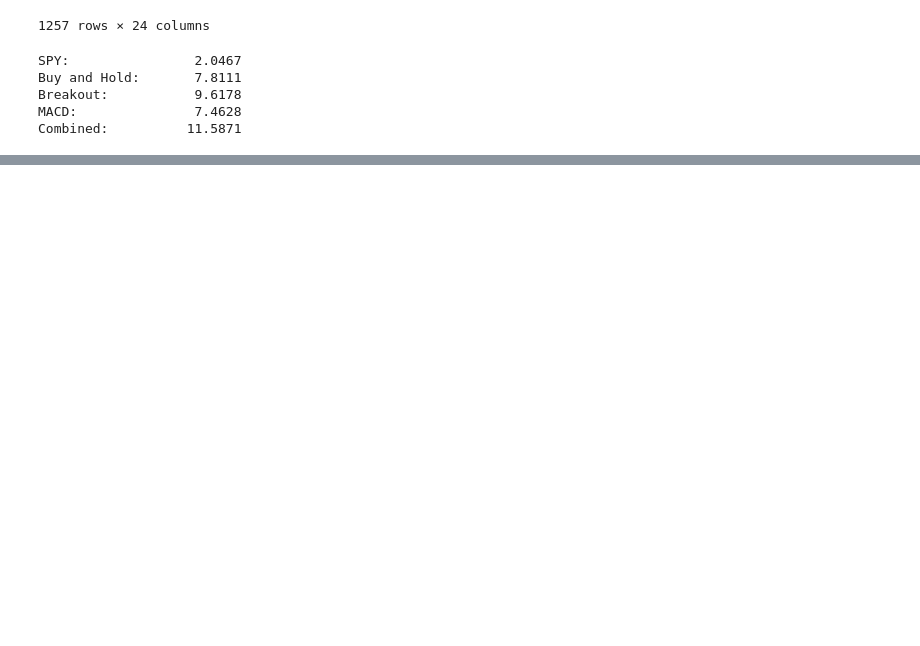
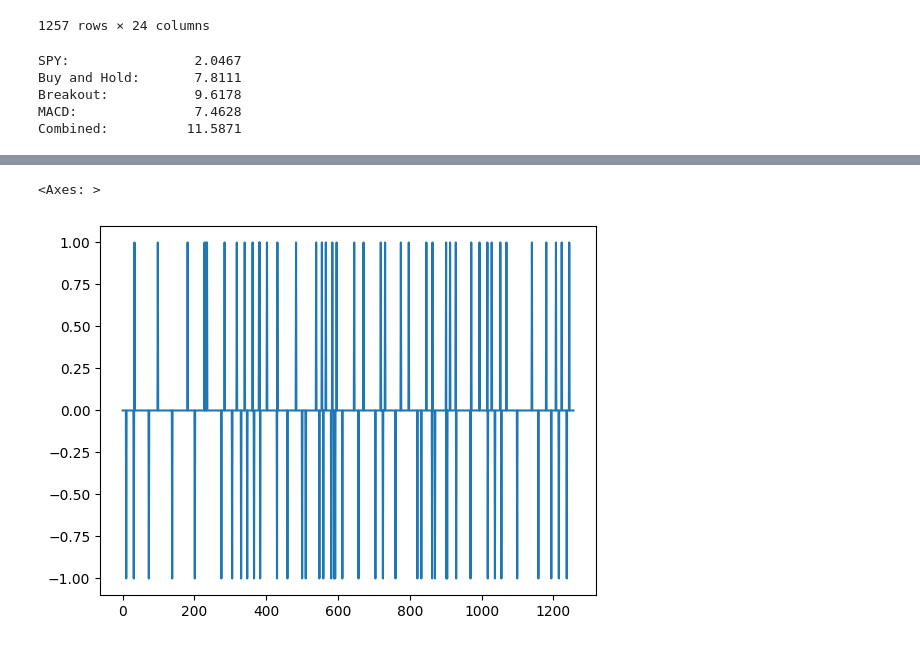
Before and after one commit to memelooody/Bitcoin-Trading-Strategies, a Jupyter notebook: Test.ipynb, the cells around one changed output, grey strips where cells are left out. Drawn from its saved outputs; the diff is of its cells as text; code cells hidden in the pictures; blank space fills up the shorter version.

```diff
--- a/Test.ipynb
+++ b/Test.ipynb
@@ -323,0 +338,5 @@ Combined:          11.5871
+# %%
+merged_data['sig_2'].plot()
+# %% [output]
+<Axes: >
+[figure, added]
```
Also changed, not shown: parts of 8 cells of this notebook.
